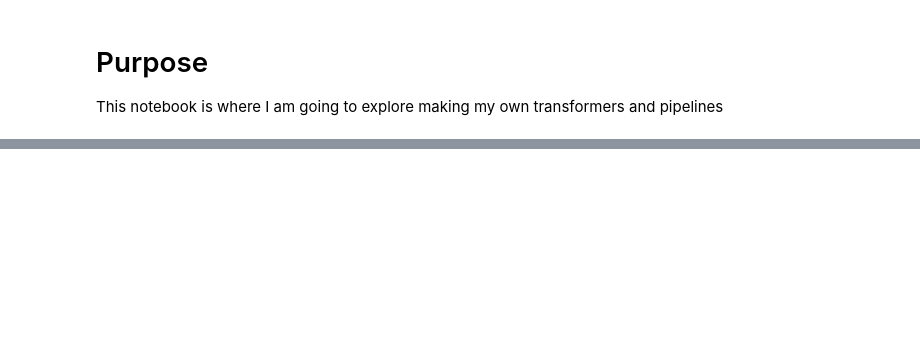
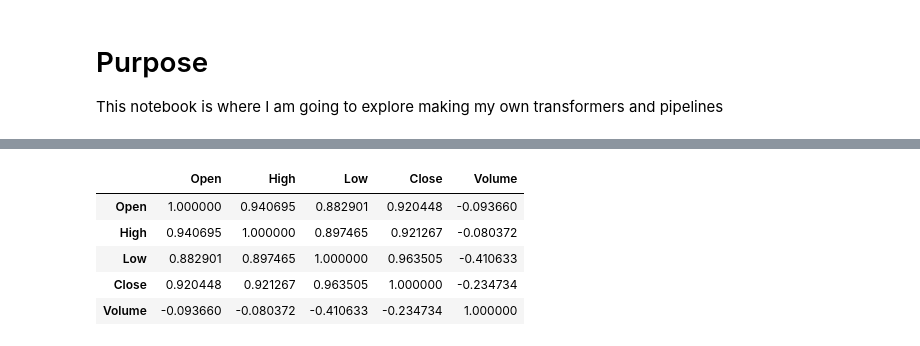
Before and after one commit to JebStewart/LearningZone, a Jupyter notebook: CustomTransformer.ipynb, the cells around one changed output, grey strips where cells are left out. Saved outputs shown, nothing was run; the diff lists cells and outputs as text; code cells hidden in the pictures; blank space fills up the shorter version.

```diff
--- a/CustomTransformer.ipynb
+++ b/CustomTransformer.ipynb
@@ -22,0 +49,9 @@ df
+# %%
+df.corr()
+# %% [output]
+|  | Open | High | Low | Close | Volume |
+| Open | 1.000000 | 0.940695 | 0.882901 | 0.920448 | -0.093660 |
+| High | 0.940695 | 1.000000 | 0.897465 | 0.921267 | -0.080372 |
+| Low | 0.882901 | 0.897465 | 1.000000 | 0.963505 | -0.410633 |
+| Close | 0.920448 | 0.921267 | 0.963505 | 1.000000 | -0.234734 |
+| Volume | -0.093660 | -0.080372 | -0.410633 | -0.234734 | 1.000000 |
```
Also changed, not shown: parts of 6 cells of this notebook.
